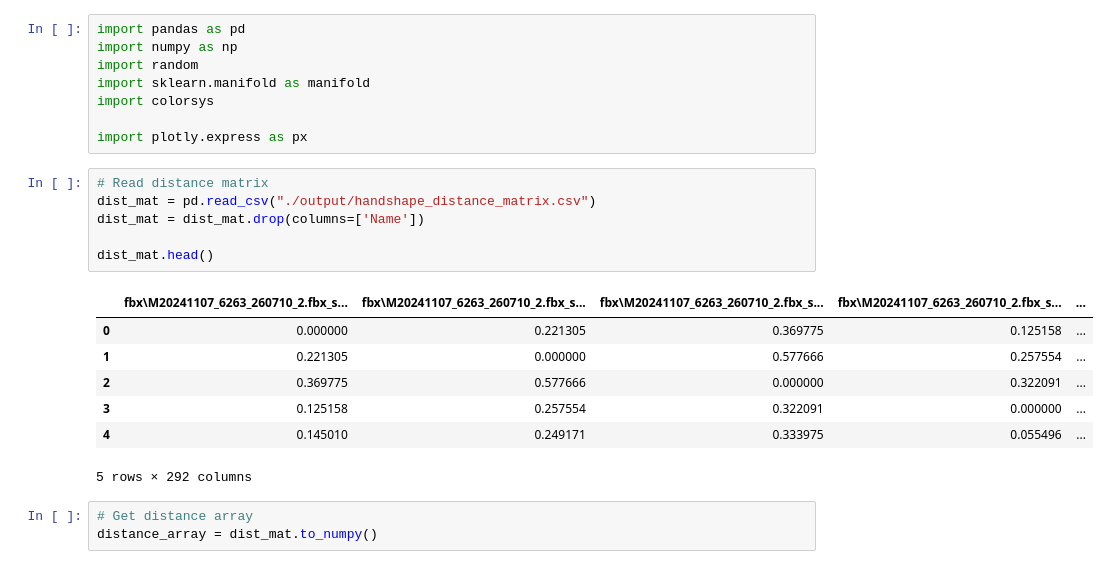
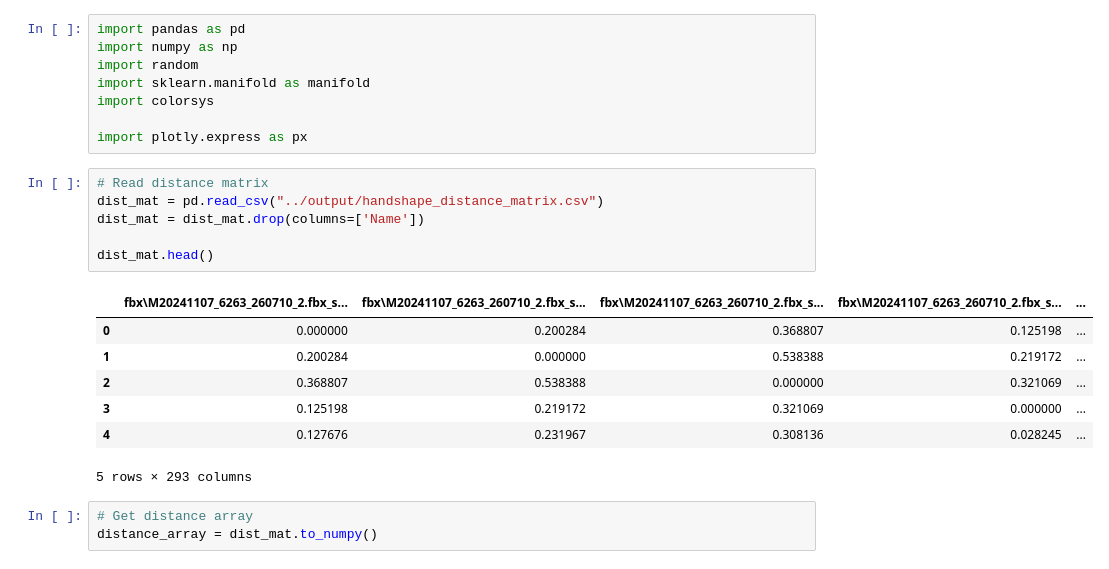
Before and after one commit to JustinSaenCity/HandshapeSegmentation, a Jupyter notebook: python/tsne.ipynb, the cells around one changed output. Saved outputs shown, nothing was run; the diff lists cells and outputs as text.

```diff
--- a/tsne.ipynb
+++ b/python/tsne.ipynb
@@ -8,18 +8,18 @@ import colorsys
 import plotly.express as px
 # %%
 # Read distance matrix
-dist_mat = pd.read_csv("./output/handshape_distance_matrix.csv")
+dist_mat = pd.read_csv("../output/handshape_distance_matrix.csv")
 dist_mat = dist_mat.drop(columns=['Name'])
 
 dist_mat.head()
 # %% [output]
 |  | fbx\M20241107_6263_260710_2.fbx_s... | fbx\M20241107_6263_260710_2.fbx_s... | fbx\M20241107_6263_260710_2.fbx_s... | fbx\M20241107_6263_260710_2.fbx_s... | ... |
-| 0 | 0.000000 | 0.221305 | 0.369775 | 0.125158 | ... |
-| 1 | 0.221305 | 0.000000 | 0.577666 | 0.257554 | ... |
-| 2 | 0.369775 | 0.577666 | 0.000000 | 0.322091 | ... |
-| 3 | 0.125158 | 0.257554 | 0.322091 | 0.000000 | ... |
-| 4 | 0.145010 | 0.249171 | 0.333975 | 0.055496 | ... |
+| 0 | 0.000000 | 0.200284 | 0.368807 | 0.125198 | ... |
+| 1 | 0.200284 | 0.000000 | 0.538388 | 0.219172 | ... |
+| 2 | 0.368807 | 0.538388 | 0.000000 | 0.321069 | ... |
+| 3 | 0.125198 | 0.219172 | 0.321069 | 0.000000 | ... |
+| 4 | 0.127676 | 0.231967 | 0.308136 | 0.028245 | ... |
-5 rows × 292 columns
+5 rows × 293 columns
 # %%
 # Get distance array
 distance_array = dist_mat.to_numpy()
```
Also changed, not shown: parts of 1 cell of this notebook, 10 other files.
